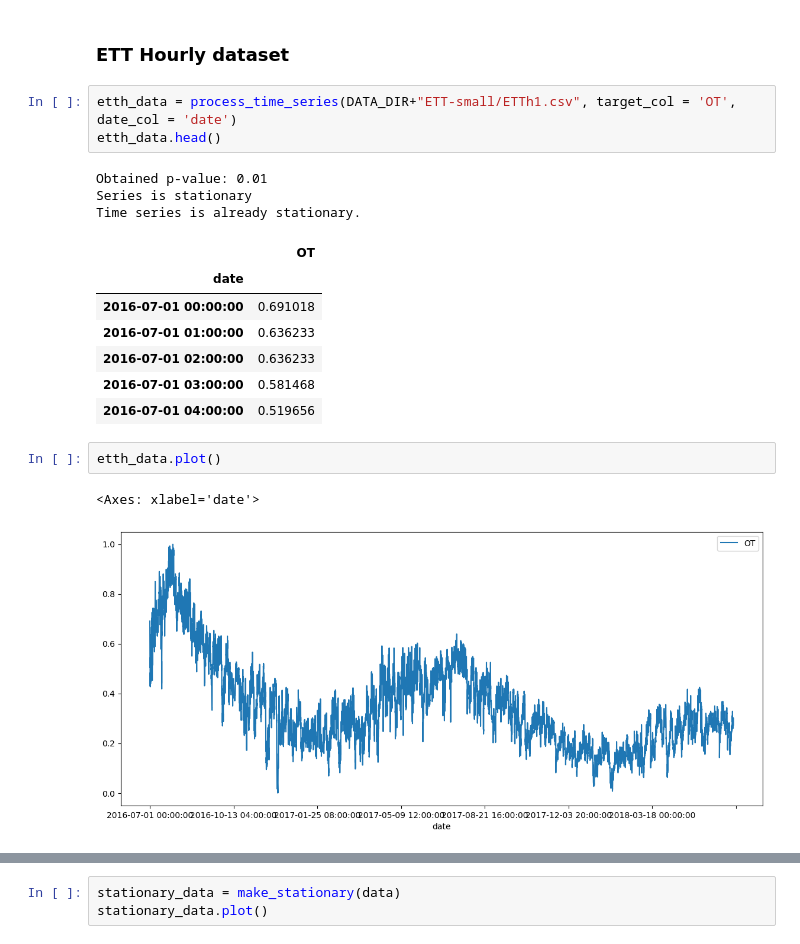
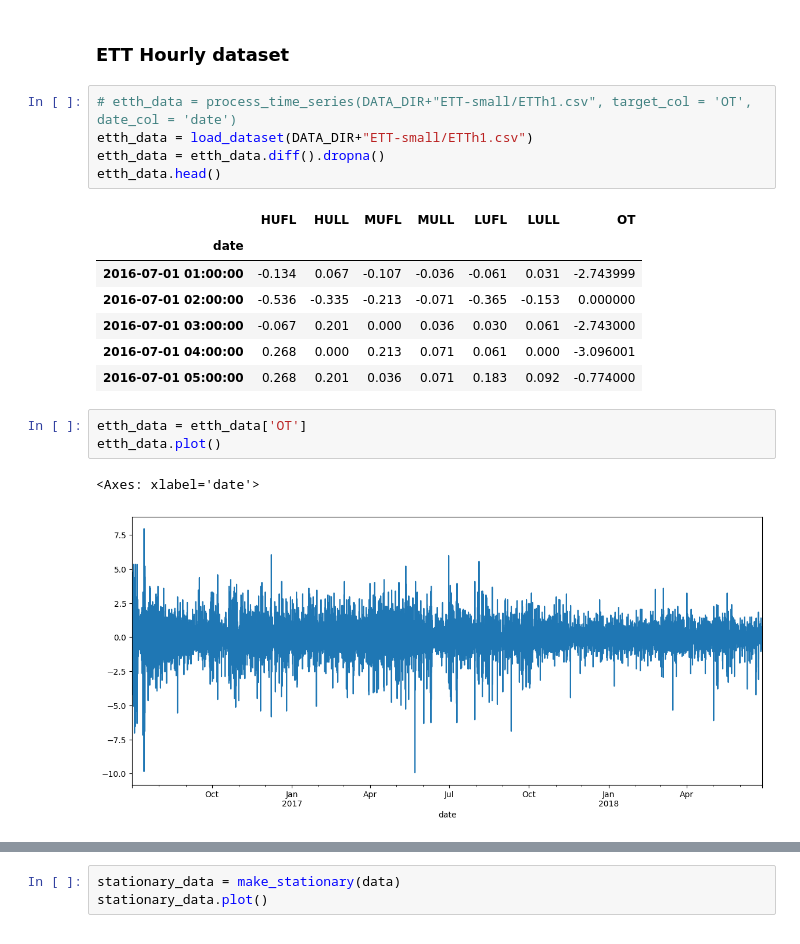
Before and after one commit to Dhanunjaya-Elluri/master-thesis, a Jupyter notebook: notebooks/transformer.ipynb, the cells around one changed output, grey strips where cells are left out. Drawn from its saved outputs; the diff is of its cells as text.

Commit message:
Added ETTH1 Stationary Dataset

```diff
--- a/notebooks/transformer.ipynb
+++ b/notebooks/transformer.ipynb
@@ -124,24 +126,24 @@ Boundaries saved to ../data/electricity/electricity_lloyd_boundaries.csv
 # %% [markdown]
 ### ETT Hourly dataset
 # %%
-etth_data = process_time_series(DATA_DIR+"ETT-small/ETTh1.csv", target_col = 'OT', date_col = 'date')
+# etth_data = process_time_series(DATA_DIR+"ETT-small/ETTh1.csv", target_col = 'OT', date_col = 'date')
+etth_data = load_dataset(DATA_DIR+"ETT-small/ETTh1.csv")
+etth_data = etth_data.diff().dropna()
 etth_data.head()
 # %% [output]
-Obtained p-value: 0.01
-Series is stationary
-Time series is already stationary.
-|  | OT |
-| date |  |
-| 2016-07-01 00:00:00 | 0.691018 |
-| 2016-07-01 01:00:00 | 0.636233 |
-| 2016-07-01 02:00:00 | 0.636233 |
-| 2016-07-01 03:00:00 | 0.581468 |
-| 2016-07-01 04:00:00 | 0.519656 |
+|  | HUFL | HULL | MUFL | MULL | LUFL | LULL | OT |
+| date |  |  |  |  |  |  |  |
+| 2016-07-01 01:00:00 | -0.134 | 0.067 | -0.107 | -0.036 | -0.061 | 0.031 | -2.743999 |
+| 2016-07-01 02:00:00 | -0.536 | -0.335 | -0.213 | -0.071 | -0.365 | -0.153 | 0.000000 |
+| 2016-07-01 03:00:00 | -0.067 | 0.201 | 0.000 | 0.036 | 0.030 | 0.061 | -2.743000 |
+| 2016-07-01 04:00:00 | 0.268 | 0.000 | 0.213 | 0.071 | 0.061 | 0.000 | -3.096001 |
+| 2016-07-01 05:00:00 | 0.268 | 0.201 | 0.036 | 0.071 | 0.183 | 0.092 | -0.774000 |
 # %%
+etth_data = etth_data['OT']
 etth_data.plot()
 # %% [output]
 <Axes: xlabel='date'>
-[figure, old version]
+[figure, new version]
 # %%
 kernel_sax = KernelSAX(kernel='epanechnikov', n_alphabet=18, bandwidth=0.2, epochs=70, paa_window_size=4)
 kernel_sax.fit(etth_data.values, verbose=True)
```
Also changed, not shown: parts of 2 cells of this notebook, 26 other files.
